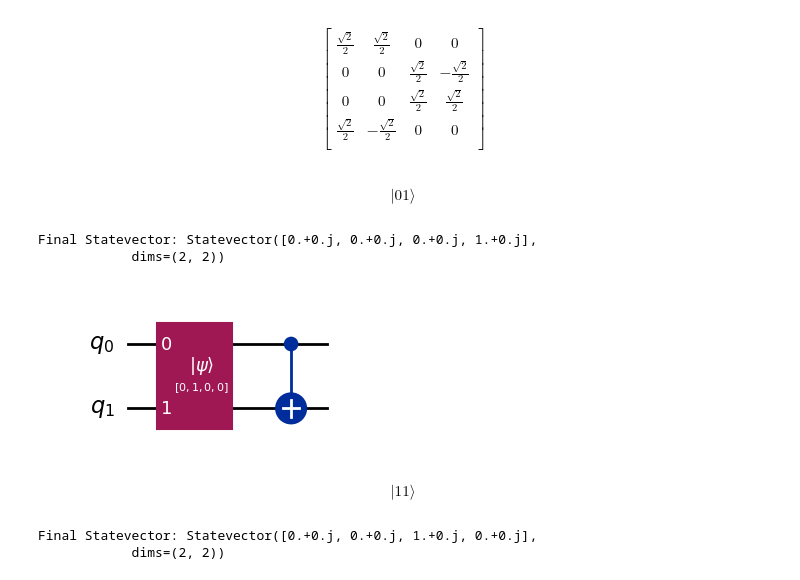
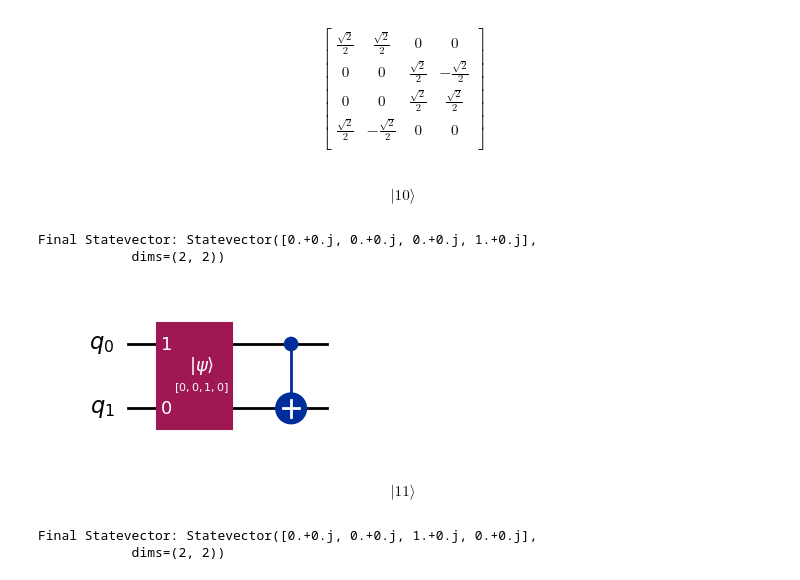
Before and after one commit to bswaroopreddy/tutorial-Qiskit, a Jupyter notebook: Quantum_Circuits.ipynb, the cells around one changed output. Drawn from its saved outputs; the diff is of its cells as text; code cells hidden in the pictures.

```diff
--- a/Quantum_Circuits.ipynb
+++ b/Quantum_Circuits.ipynb
@@ -143,28 +143,28 @@ $$
 # %%
 # Initialize a Custom State Using initialize:
 
 qc = QuantumCircuit(2)
 
 # Define the initial state vector for |01⟩
 # |01⟩ corresponds to [0, 1, 0, 0] in computational basis
-initial_state = Statevector([0, 1, 0, 0])  # corresponds to |01>
+initial_state = Statevector([0, 0, 1, 0])  # corresponds to |10>
 display(initial_state.draw("latex"))
 #initialize qubits
-qc.initialize(initial_state, [0,1])
+qc.initialize(initial_state, [1,0])
 
 qc.cx(0,1)
 
 state = Statevector.from_instruction(qc)
 # Print the final statevector
 print("Final Statevector:", state)
 qc.draw("mpl")
 display(qc.draw("mpl"))
 display(state.draw("latex"))
 # %% [output]
-$$ |01\rangle$$
+$$ |10\rangle$$
 Final Statevector: Statevector([0.+0.j, 0.+0.j, 0.+0.j, 1.+0.j],
             dims=(2, 2))
-[figure, old version]
+[figure, new version]
 $$ |11\rangle$$
 # %%
 # STatndard Basis states using gates
```
Also changed, not shown: parts of 3 cells of this notebook.
